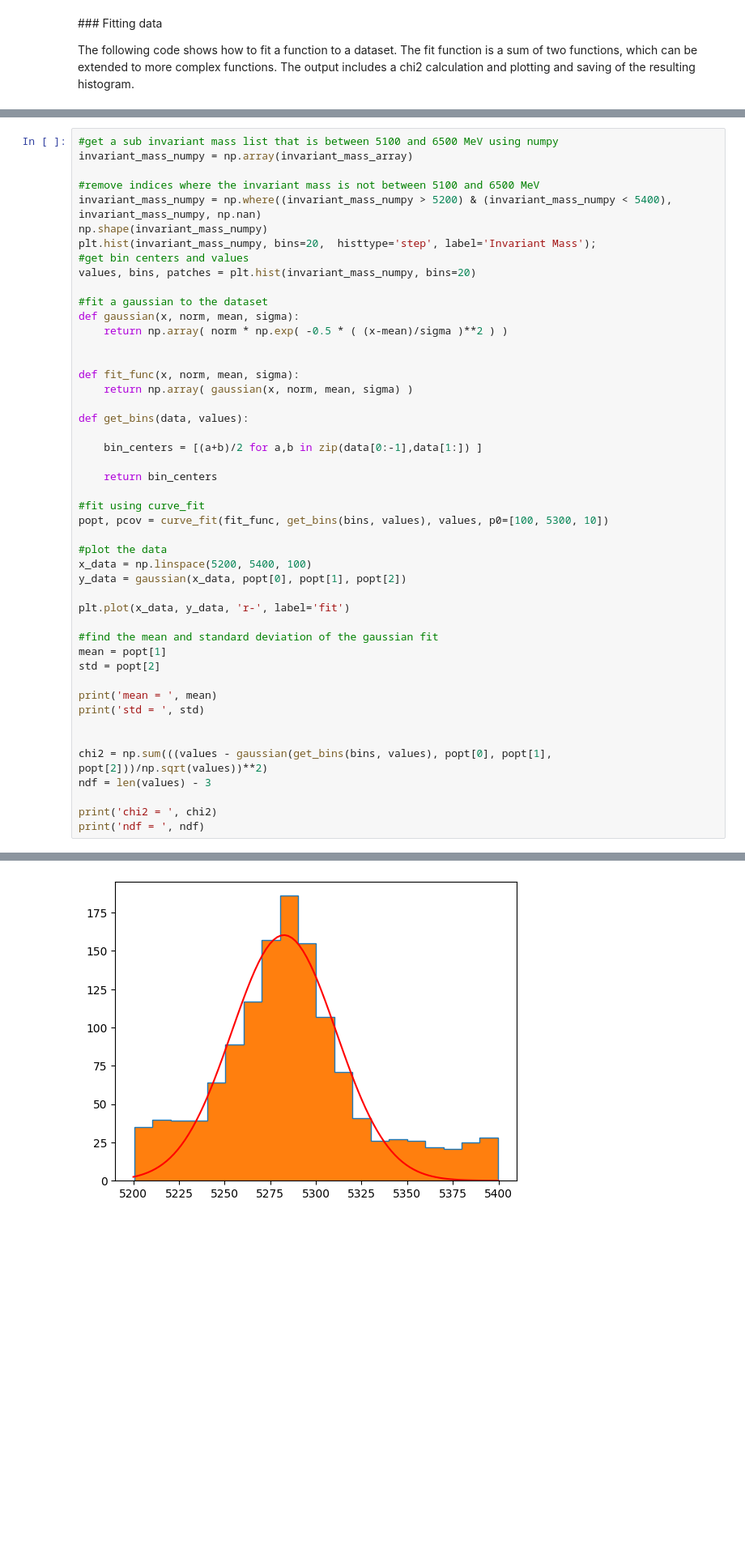
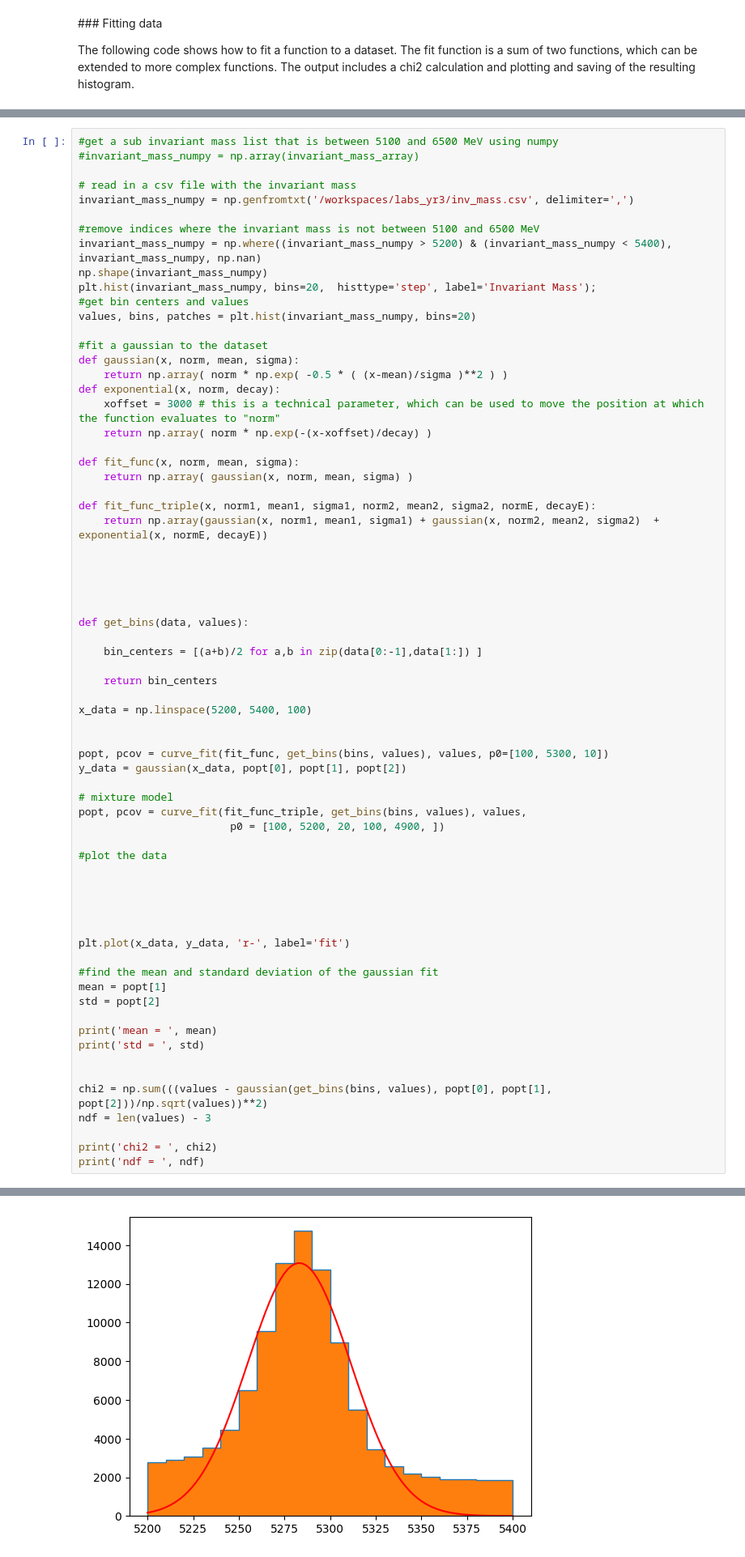
Before and after one commit to aavashsubedi/labs_yr3, a Jupyter notebook: matter_antimatter/aavash.ipynb, the cells around one changed output, grey strips where cells are left out. Shown at 81% size. Saved outputs shown, nothing was run; the diff lists cells and outputs as text; blank space fills up the shorter version.

```diff
--- a/matter_antimatter/aavash.ipynb
+++ b/matter_antimatter/aavash.ipynb
@@ -557,6 +581,9 @@ NameError: name 'values_probpi' is not defined
 # %%
 #get a sub invariant mass list that is between 5100 and 6500 MeV using numpy
-invariant_mass_numpy = np.array(invariant_mass_array)
+#invariant_mass_numpy = np.array(invariant_mass_array)
+
+# read in a csv file with the invariant mass
+invariant_mass_numpy = np.genfromtxt('/workspaces/labs_yr3/inv_mass.csv', delimiter=',')
 
 #remove indices where the invariant mass is not between 5100 and 6500 MeV
 invariant_mass_numpy = np.where((invariant_mass_numpy > 5200) & (invariant_mass_numpy < 5400), invariant_mass_numpy, np.nan)
@@ -568,10 +595,19 @@ values, bins, patches = plt.hist(invariant_mass_numpy, bins=20)
 #fit a gaussian to the dataset
 def gaussian(x, norm, mean, sigma):
     return np.array( norm * np.exp( -0.5 * ( (x-mean)/sigma )**2 ) )
-
+def exponential(x, norm, decay):
+    xoffset = 3000 # this is a technical parameter, which can be used to move the position at which the function evaluates to "norm"
+    return np.array( norm * np.exp(-(x-xoffset)/decay) )
 
 def fit_func(x, norm, mean, sigma):
     return np.array( gaussian(x, norm, mean, sigma) )
+
+def fit_func_triple(x, norm1, mean1, sigma1, norm2, mean2, sigma2, normE, decayE):
+    return np.array(gaussian(x, norm1, mean1, sigma1) + gaussian(x, norm2, mean2, sigma2)  + exponential(x, normE, decayE))
+
+
+
+
 
 def get_bins(data, values):
 
@@ -579,12 +615,21 @@ def get_bins(data, values):
 
     return bin_centers
 
-#fit using curve_fit
+x_data = np.linspace(5200, 5400, 100)
+
+
 popt, pcov = curve_fit(fit_func, get_bins(bins, values), values, p0=[100, 5300, 10])
+y_data = gaussian(x_data, popt[0], popt[1], popt[2])
+
+# mixture model
+popt, pcov = curve_fit(fit_func_triple, get_bins(bins, values), values,
+                        p0 = [100, 5200, 20, 100, 4900, ])
 
 #plot the data
-x_data = np.linspace(5200, 5400, 100)
-y_data = gaussian(x_data, popt[0], popt[1], popt[2])
+
+
+
+
 
 plt.plot(x_data, y_data, 'r-', label='fit')
 
@@ -608,5 +653,5 @@ chi2 =  181.9070796469794
 ndf =  17
-[figure, old version]
+[figure, new version]
 # %% [markdown]
 ### Manipulation of 2D histograms
 
```
Also changed, not shown: parts of 10 cells of this notebook, 1 other file.
